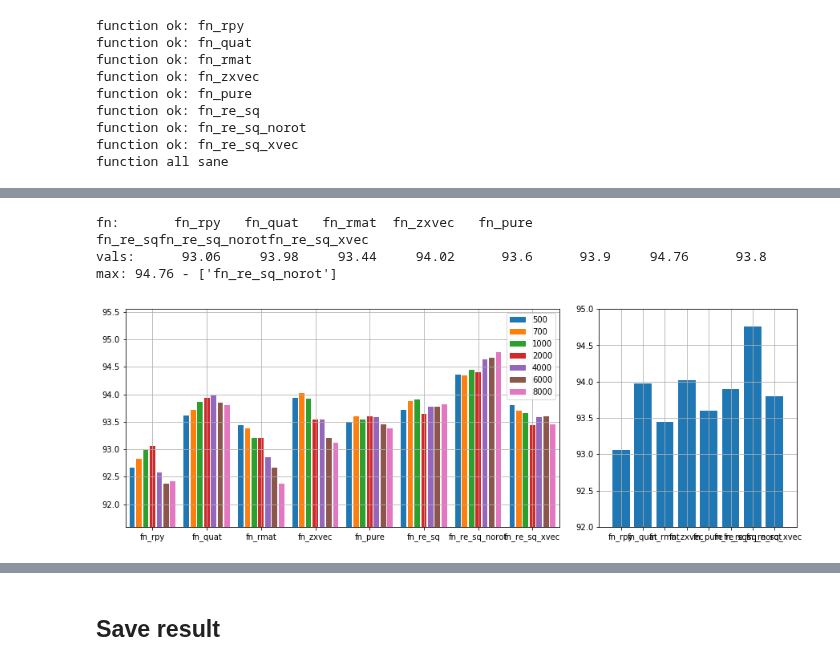
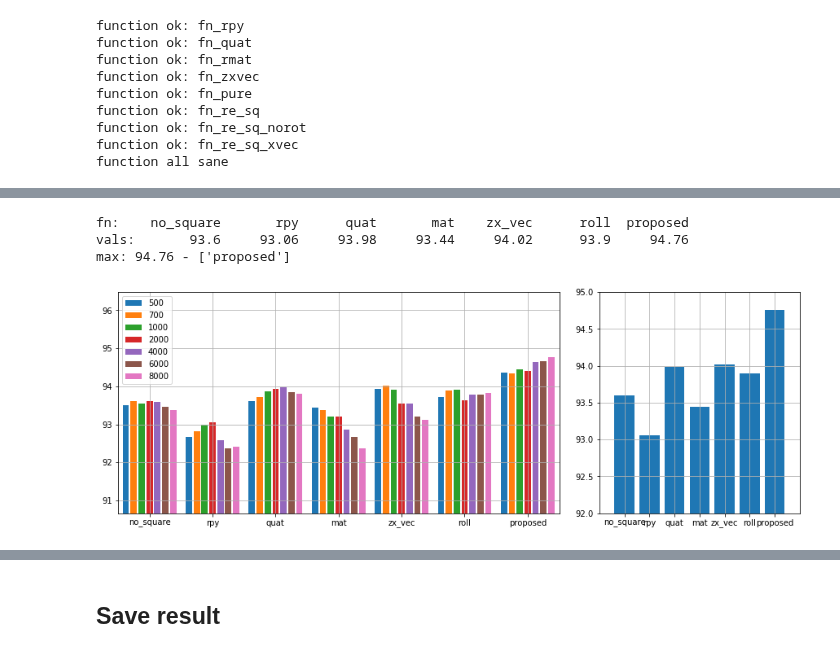
Before and after one commit to rnb-disinfection/rnb-planning, a Jupyter notebook: src/scripts/training/ReachSVM-FeatureAnalysis.ipynb, the cells around one changed output, grey strips where cells are left out. Saved outputs shown, nothing was run; the diff lists cells and outputs as text; code cells hidden in the pictures.

Commit message:
pan hoof ik visualization

```diff
--- a/src/scripts/training/ReachSVM-FeatureAnalysis.ipynb
+++ b/src/scripts/training/ReachSVM-FeatureAnalysis.ipynb
@@ -128,20 +216,33 @@ test failure accuracy = 90.76 %
+# %%
+name_dict = {"fn_rpy": "rpy", "fn_quat": "quat", "fn_rmat": "mat", "fn_zxvec": "zx_vec",
+             "fn_pure": "no_square", "fn_re_sq": "roll", "fn_re_sq_norot": "proposed", "fn_re_sq_xvec":None}
+# %%
+plot_names = []
+plot_dict = {}
+for fn_name in fn_names:
+    plot_name = name_dict[fn_name]
+    if plot_name is not None:
+        plot_names.append(plot_name)
+        plot_dict[plot_name] = test_panda_set_dict[fn_name]
+
+plot_names = ["no_square", "rpy", "quat", "mat", "zx_vec", "roll", "proposed"]
 # %%
-fn_names = map(lambda x:x.__name__, fn_list)
-fn_maxvals = [max(test_panda_set_dict[fname].values()) for fname in fn_names]
+
+plot_maxvals = [max(plot_dict[plot_name].values()) for plot_name in plot_names]
 plt.figure(figsize=(15,5))
 plt.subplot(1,3,(1,2))
-grouped_bar(test_panda_set_dict, groups=fn_names, options=map(str,C_svm_list))
+grouped_bar(plot_dict, groups=plot_names, options=map(str,C_svm_list))
 plt.subplot(1,3,3)
-plt.bar(fn_names, fn_maxvals)
-plt.axis([-1, len(fn_names), 92, 95])
+plt.bar(plot_names, plot_maxvals)
+plt.axis([-1, len(plot_names), 92, 95])
 plt.grid()
-maxval = np.max(fn_maxvals)
-idc_max = np.where(np.array(fn_maxvals)==maxval)[0]
-print("fn:   "+"".join(["{:>10}".format(fname) for fname in fn_names]))
-print("vals: "+"".join(["{:10}".format(val) for val in fn_maxvals]))
-print("max: {} - {}".format(maxval, [fn_names[idx] for idx in idc_max]))
+maxval = np.max(plot_maxvals)
+idc_max = np.where(np.array(plot_maxvals)==maxval)[0]
+print("fn:   "+"".join(["{:>10}".format(fname) for fname in plot_names]))
+print("vals: "+"".join(["{:10}".format(val) for val in plot_maxvals]))
+print("max: {} - {}".format(maxval, [plot_names[idx] for idx in idc_max]))
 # %% [output]
-fn:       fn_rpy   fn_quat   fn_rmat  fn_zxvec   fn_pure  fn_re_sqfn_re_sq_norotfn_re_sq_xvec
-vals:      93.06     93.98     93.44     94.02      93.6      93.9     94.76      93.8
-max: 94.76 - ['fn_re_sq_norot']
+fn:    no_square       rpy      quat       mat    zx_vec      roll  proposed
+vals:       93.6     93.06     93.98     93.44     94.02      93.9     94.76
+max: 94.76 - ['proposed']
-[figure, old version]
+[figure, new version]
```
Also changed, not shown: parts of 12 cells of this notebook, 1 other file.
